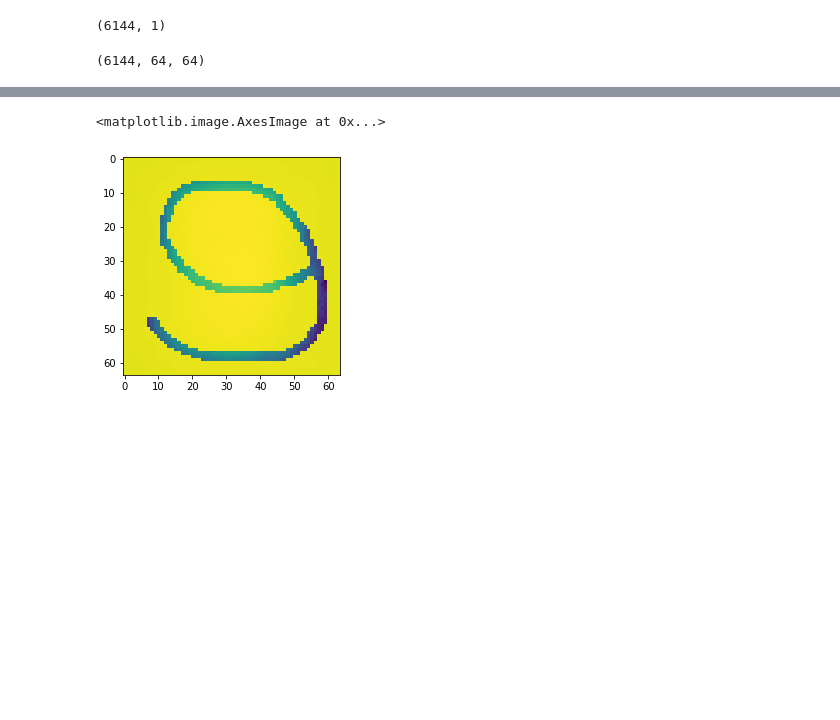
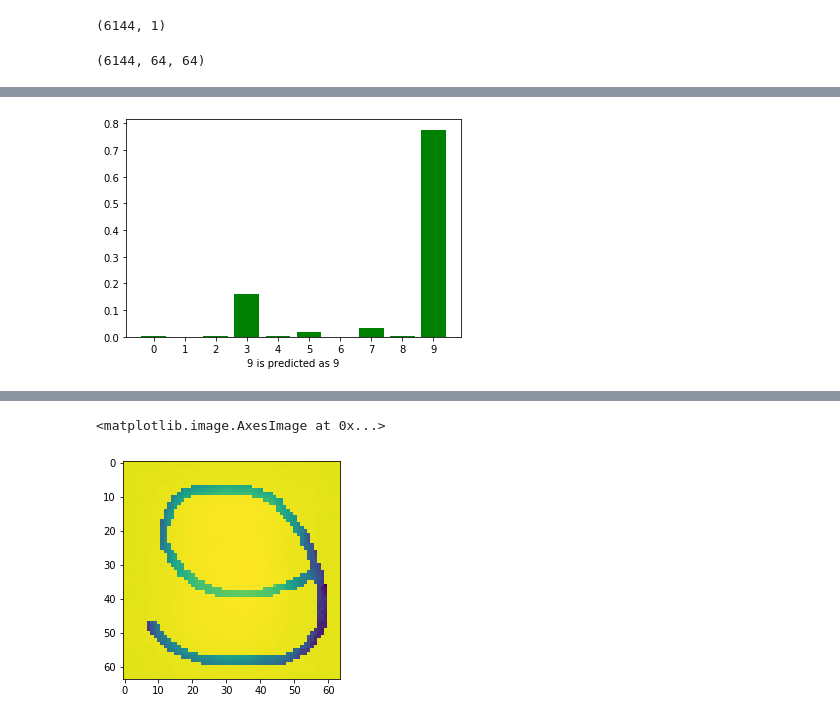
Before and after one commit to dakshverma2411/digit-prediction-cnn, a Jupyter notebook: digit_prediction.ipynb, the cells around one changed output, grey strips where cells are left out. Drawn from its saved outputs; the diff is of its cells as text; code cells hidden in the pictures; blank space fills up the shorter version.

```diff
--- a/digit_prediction.ipynb
+++ b/digit_prediction.ipynb
@@ -161,2 +150,16 @@ Text(0, 0.5, 'accuracy')
 # %%
 fig.savefig('accuracy.jpg')
+# %%
+def plot_values_array(predictions,Y):
+    thisplot=plt.bar(range(10),predictions,color='green')
+    thisplot[np.argmax(predictions)].set_color='red'
+    thisplot[Y].set_color='blue'
+    plt.xticks([0,1,2,3,4,5,6,7,8,9])
+    plt.xlabel(f"{str(Y)} is predicted as {np.argmax(predictions)}")
+# %%
+predictions=model.predict(X_train[0:1000].reshape(1000,64,64,1))
+# %%
+i=111
+plot_values_array(predictions[i],np.squeeze(Y_train[i]))
+# %% [output]
+[figure, added]
```
Also changed, not shown: parts of 13 cells of this notebook, 1 other file.
